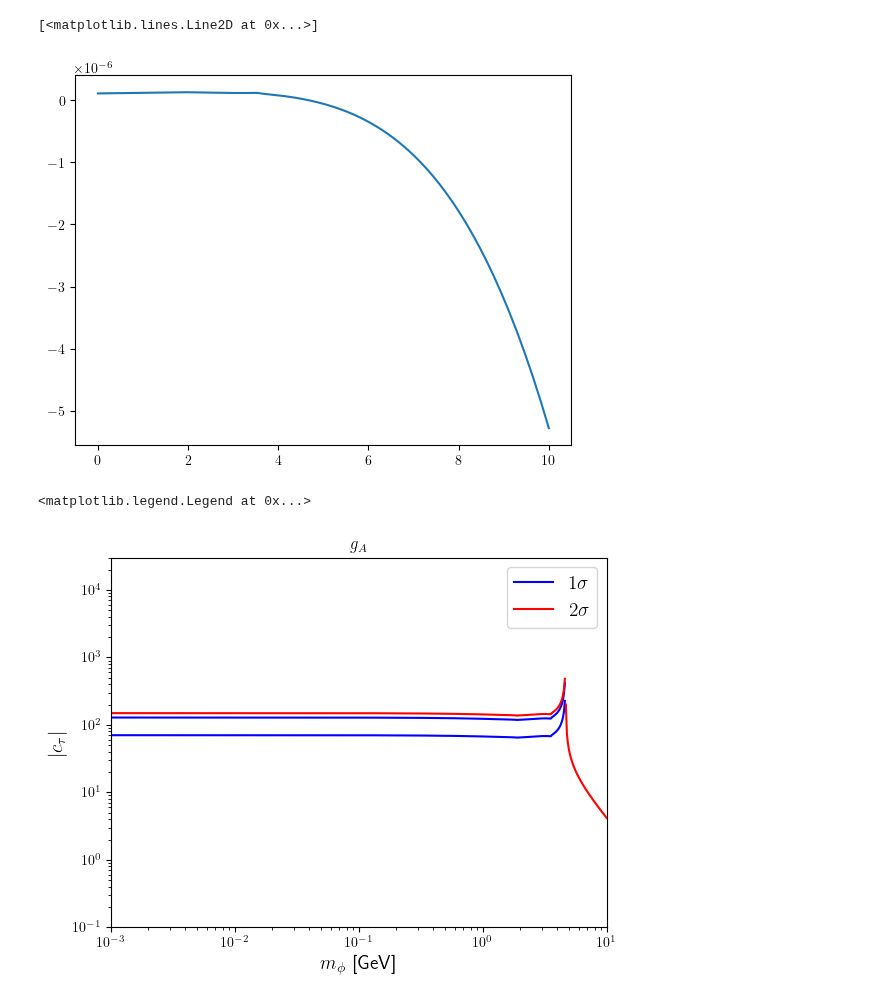
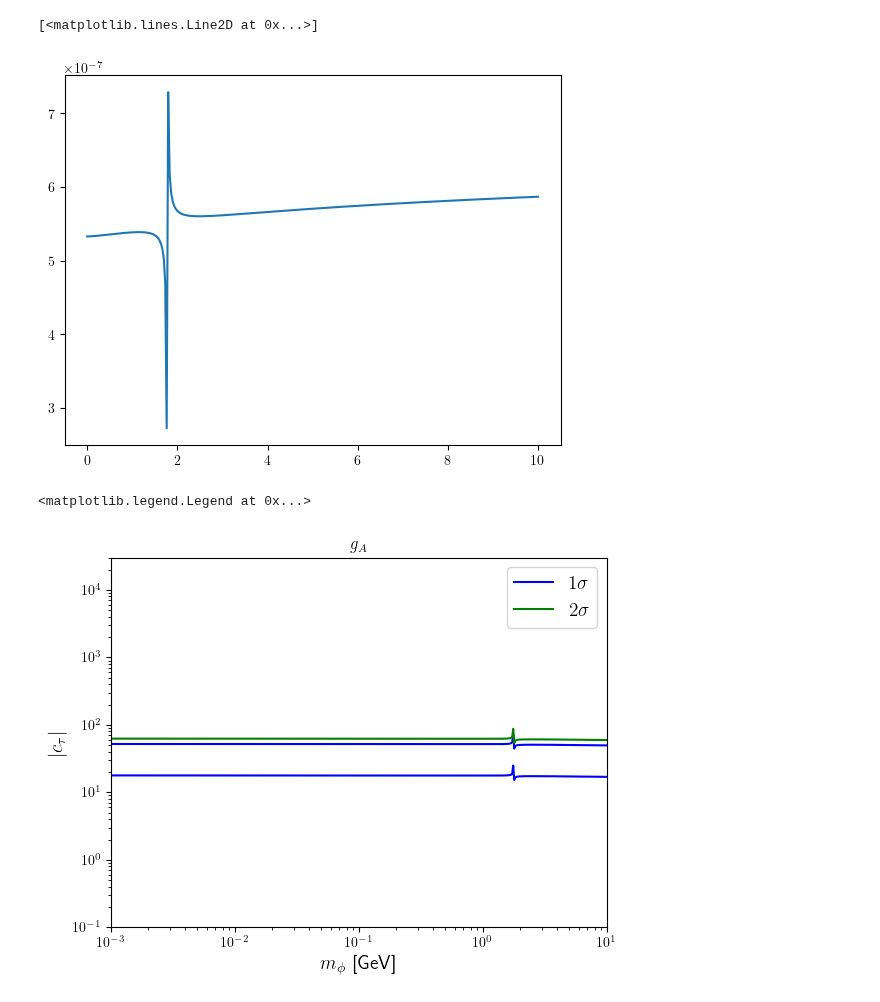
Before and after one commit to Jorge-Alda/tauALPs, a Jupyter notebook: PseudoScalar/plots.ipynb, the cells around one changed output. Drawn from its saved outputs; the diff is of its cells as text; code cells hidden in the pictures.

```diff
--- a/PseudoScalar/plots.ipynb
+++ b/PseudoScalar/plots.ipynb
@@ -143,22 +177,19 @@ gA_err =  0.00064
 
 s2W_exp = 0.23148
 s2W_err = 0.00033
+# %%
+Gamma0 = mZ/(3*np.pi)*prefactor*(1-4*mtau**2/mZ**2)**0.5*(1+0.75*aem_mZ/np.pi)
+c_SM = (1-(1-Atau_SM**2)**0.5)/Atau_SM
+gA_SM = -((Gammatau_SM/Gamma0)/((1-4*mtau**2/mZ**2) +c_SM**2*(1+mtau**2/mZ**2)))**0.5
+gV_SM = gA_SM * c_SM
+s2W_SM = 0.25*(1-c_SM)
 # %%
-gA0 = -0.5
-gV0 = -0.5*(1-4*s2Weff)
-Gamma0 = mZ/(3*np.pi)*prefactor*(1+3/4*aem_mZ/np.pi)*(1-4*mtau**2/mZ**2)**0.5
-
-
-coeff_gA_Gamma = 2 * Gamma0 * gA0
-coeff_gV_Gamma = 2 * Gamma0 * gV0
-coeff_gA_Atau = 2*gV0/(gA0**2+gV0**2)-4*gA0**2*gV0/(gA0**2+gV0**2)**2
-coeff_gV_Atau = 2*gA0/(gA0**2+gV0**2)-4*gA0*gV0**2/(gA0**2+gV0**2)**2
+coeff_gA_Gamma = 2 * Gamma0 * gA_SM *(1-4*mtau**2/mZ**2)
+coeff_gV_Gamma = 2 * Gamma0 * gV_SM*(1+mtau**2/mZ**2)
+coeff_gA_Atau = 2*gV_SM*(gV_SM**2-gA_SM**2)/(gA_SM**2+gV_SM**2)**2
+coeff_gV_Atau = -2*gA_SM*(gV_SM**2-gA_SM**2)/(gA_SM**2+gV_SM**2)**2
 
 coeff_matrix = np.matrix([[coeff_gA_Gamma, coeff_gV_Gamma], [coeff_gA_Atau, coeff_gV_Atau]]).I
 # %%
 gvector = [coeff_matrix * np.matrix([deltaGamma_loop(m), Atau_phi(m)]).T for m in mphi_list]
-# %%
-c_SM = (1-(1-Atau_SM**2)**0.5)/Atau_SM
-gA_SM = -((Gammatau_SM/Gamma0)/(1+c_SM**2))**0.5
-gV_SM = gA_SM * c_SM
 # %%
@@ -170,9 +201,9 @@ plt.plot(mphi_list, gA_list)
 # %%
-gV_list = [float(g[1]) for g in gvector]
+gV_list = [float(g[1].real) for g in gvector]
 plt.plot(mphi_list, gA_list)
 # %% [output]
 [<matplotlib.lines.Line2D at 0x...>]
-[figure, old version]
+[figure, new version]
 # %%
 bound_gV_lower = []
 bound_gV_upper = []
@@ -183,10 +214,10 @@ bound_gA_upper2 = []
 bound_s2W_lower = []
 bound_s2W_upper = []
 for g in gvector:
-    b1l = ((gA_SM-gA_exp+gA_err)/float(g[0]))
-    b1u = ((gA_SM-gA_exp-gA_err)/float(g[0]))
-    b2l = ((gA_SM-gA_exp+2*gA_err)/float(g[0]))
-    b2u = ((gA_SM-gA_exp-2*gA_err)/float(g[0]))
+    b1l = ((gA_SM-gA_exp+gA_err)/float(g[0].real))
+    b1u = ((gA_SM-gA_exp-gA_err)/float(g[0].real))
+    b2l = ((gA_SM-gA_exp+2*gA_err)/float(g[0].real))
+    b2u = ((gA_SM-gA_exp-2*gA_err)/float(g[0].real))
     if b1l > 0:
         bound_gA_lower.append(b1l**0.5)
     else:
@@ -203,8 +234,8 @@ for g in gvector:
         bound_gA_upper2.append(b2u**0.5)
     else:
         bound_gA_upper2.append(float('NaN'))
-    bvl = ((gV_SM-gV_exp+gV_err)/float(g[1]))
-    bvu = ((gV_SM-gV_exp-gV_err)/float(g[1]))
+    bvl = ((gV_SM-gV_exp+gV_err)/float(g[1].real))
+    bvu = ((gV_SM-gV_exp-gV_err)/float(g[1].real))
     if bvl > 0:
         bound_gV_lower.append(bvl**0.5)
     else:
@@ -213,23 +244,23 @@ for g in gvector:
         bound_gV_upper.append(bvu**0.5)
     else:
         bound_gV_upper.append(float('NaN'))
-    s2W_calc = 0.25*(1-float(g[1])/float(g[0]))
-    bsl = ((s2Weff-s2W_exp+s2W_err)/s2W_calc)
-    bsu = ((s2Weff-s2W_exp+s2W_err)/s2W_calc)
+    s2W_calc = 0.25*(1-float(g[1].real)/float(g[0].real))
+    bsl = ((s2W_SM-s2W_exp+s2W_err)/s2W_calc)
+    bsu = ((s2W_SM-s2W_exp+s2W_err)/s2W_calc)
 # %%
 plt.loglog(mphi_list, bound_gA_lower, color='b', label=r'$1 \sigma$')
 plt.loglog(mphi_list, bound_gA_upper, color='b')
-plt.loglog(mphi_list, bound_gA_lower2, color='r', label=r'$2 \sigma$')
-plt.loglog(mphi_list, bound_gA_upper2, color='r')
+plt.loglog(mphi_list, bound_gA_lower2, color='g', label=r'$2 \sigma$')
+plt.loglog(mphi_list, bound_gA_upper2, color='g')
 plt.xlim(1e-3, 10)
 plt.ylim(1e-1, 3e4)
 plt.xlabel(r'$m_\phi$ [GeV]', fontsize=14)
 plt.ylabel(r'$|c_\tau|$', fontsize=14)
 plt.title(r"$g_A$")
 plt.legend(fontsize=14)
 # %% [output]
 <matplotlib.legend.Legend at 0x...>
-[figure, old version]
+[figure, new version]
 # %%
 plt.loglog(mphi_list, bound_gV_lower, color='b', label=r'$1 \sigma$')
 plt.loglog(mphi_list, bound_gV_upper, color='b')
```
Also changed, not shown: parts of 31 cells of this notebook, 8 other files.
